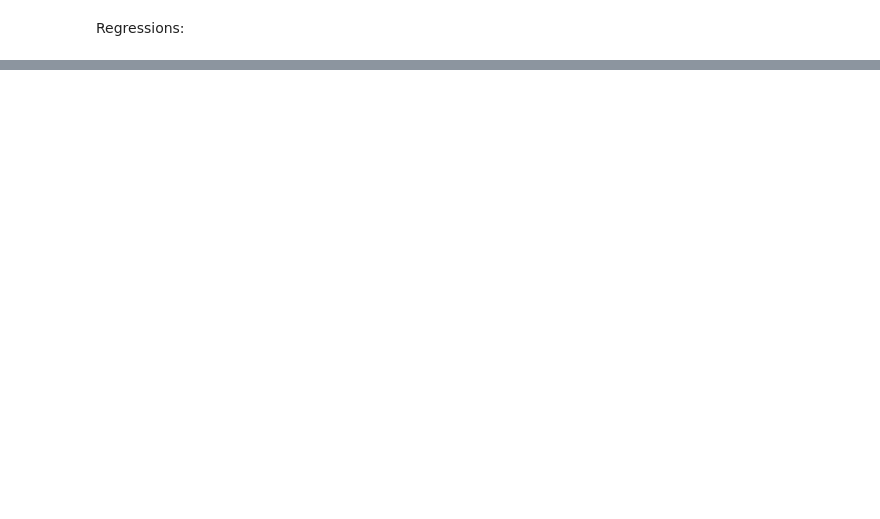
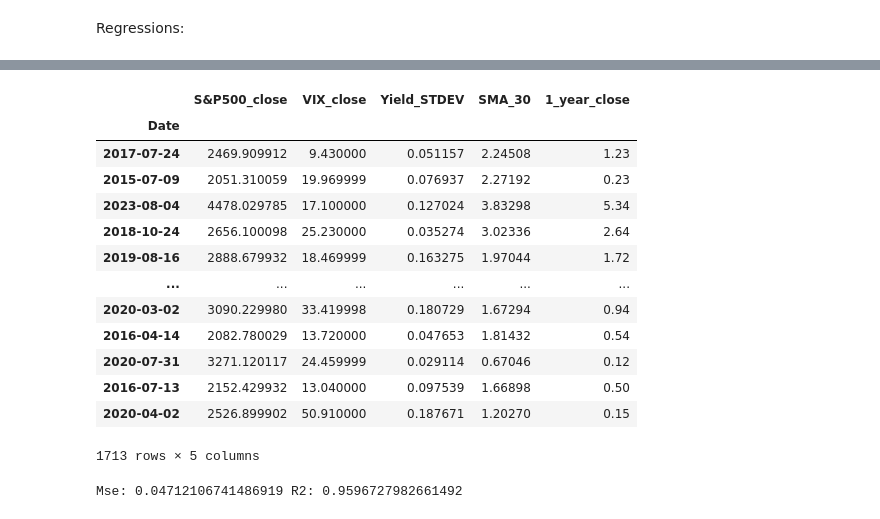
Before and after one commit to MichaelRicardo77/DS2500Proj, a Jupyter notebook: initial_working.ipynb, the cells around one changed output, grey strips where cells are left out. Drawn from its saved outputs; the diff is of its cells as text; code cells hidden in the pictures; blank space fills up the shorter version.

```diff
--- a/initial_working.ipynb
+++ b/initial_working.ipynb
@@ -373,6 +338,25 @@ mercy_x
+# %%
+mercy_x = final_df[['S&P500_close', 'VIX_close', 'Yield_STDEV', 'SMA_30', '1_year_close']]
+mercy_y = final_df['10_year_close']
 # %%
 crossval = train_test_split(mercy_x,
                             mercy_y,
                             test_size=0.3)
 
 Xtrain, Xtest, ytrain, ytest = crossval
+Xtrain
+# %% [output]
+|  | S&P500_close | VIX_close | Yield_STDEV | SMA_30 | 1_year_close |
+| Date |  |  |  |  |  |
+| 2017-07-24 | 2469.909912 | 9.430000 | 0.051157 | 2.24508 | 1.23 |
+| 2015-07-09 | 2051.310059 | 19.969999 | 0.076937 | 2.27192 | 0.23 |
+| 2023-08-04 | 4478.029785 | 17.100000 | 0.127024 | 3.83298 | 5.34 |
+| 2018-10-24 | 2656.100098 | 25.230000 | 0.035274 | 3.02336 | 2.64 |
+| 2019-08-16 | 2888.679932 | 18.469999 | 0.163275 | 1.97044 | 1.72 |
+| ... | ... | ... | ... | ... | ... |
+| 2020-03-02 | 3090.229980 | 33.419998 | 0.180729 | 1.67294 | 0.94 |
+| 2016-04-14 | 2082.780029 | 13.720000 | 0.047653 | 1.81432 | 0.54 |
+| 2020-07-31 | 3271.120117 | 24.459999 | 0.029114 | 0.67046 | 0.12 |
+| 2016-07-13 | 2152.429932 | 13.040000 | 0.097539 | 1.66898 | 0.50 |
+| 2020-04-02 | 2526.899902 | 50.910000 | 0.187671 | 1.20270 | 0.15 |
+1713 rows × 5 columns
@@ -378,0 +367,4 @@ Xtrain, Xtest, ytrain, ytest = crossval
+# %%
+print(f"Mse: {predicted_vals_mercy['mse']} R2: {predicted_vals_mercy['r2']}")
+# %% [output]
+Mse: 0.04712106741486919 R2: 0.9596727982661492
```
Also changed, not shown: parts of 23 cells of this notebook, 13 other files.
